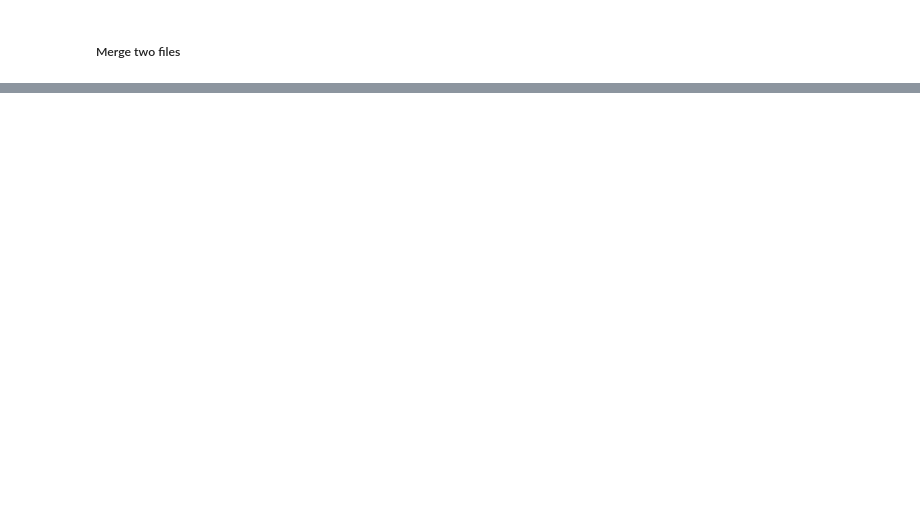
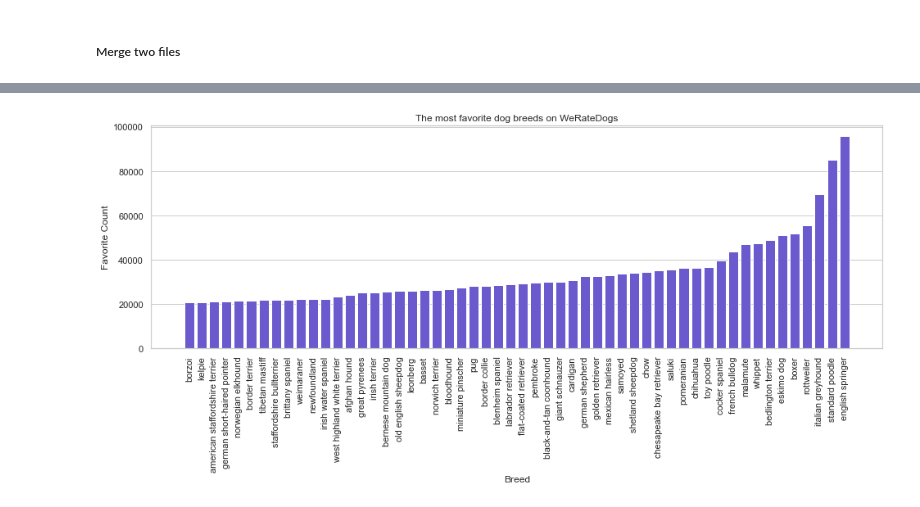
Before and after one commit to vkuica/Twitter-project, a Jupyter notebook: Twitter Project.ipynb, the cells around one changed output, grey strips where cells are left out. Saved outputs shown, nothing was run; the diff lists cells and outputs as text; code cells hidden in the pictures; blank space fills up the shorter version.

```diff
--- a/Twitter Project.ipynb
+++ b/Twitter Project.ipynb
@@ -432,0 +591,2 @@ Rounding float values given in the numerator to closest integer
+# %%
+main.breed = main.breed.str.replace('_', ' ')
@@ -432,0 +601,2 @@ Rounding float values given in the numerator to closest integer
+# %%
+main.breed = main.breed.str.lower()
@@ -432,0 +616,11 @@ Rounding float values given in the numerator to closest integer
+# %%
+#creating function for all bar charts in case study
+def bar_chart(var,color,title,x_label,y_label,rotation):
+    var
+    plt.subplots(figsize=(16, 5))
+    plt.bar(var.index,var,color=color)
+    plt.title(title)
+    plt.xlabel(x_label)
+    plt.ylabel(y_label)
+    plt.xticks(rotation=rotation)
+    plt.grid(axis='x',color='grey',linestyle = ':',alpha=0.7);
@@ -432,0 +629,5 @@ Rounding float values given in the numerator to closest integer
+# %%
+drop_low_outliers = main[main.favorite_count > main.favorite_count.quantile(.9)]
+drop_high_outliers = drop_low_outliers[drop_low_outliers.favorite_count < drop_low_outliers.favorite_count.quantile(.99)]
+most_liked_breed = drop_high_outliers.groupby('breed').mean()
+most_liked_breed
@@ -432,0 +653,5 @@ Rounding float values given in the numerator to closest integer
+# %%
+bar_chart(most_liked_breed['favorite_count'].sort_values(),
+          'slateblue','The most favorite dog breeds on WeRateDogs','Breed','Favorite Count',90)
+# %% [output]
+[figure, added]
```
Also changed, not shown: parts of 100 cells of this notebook.
